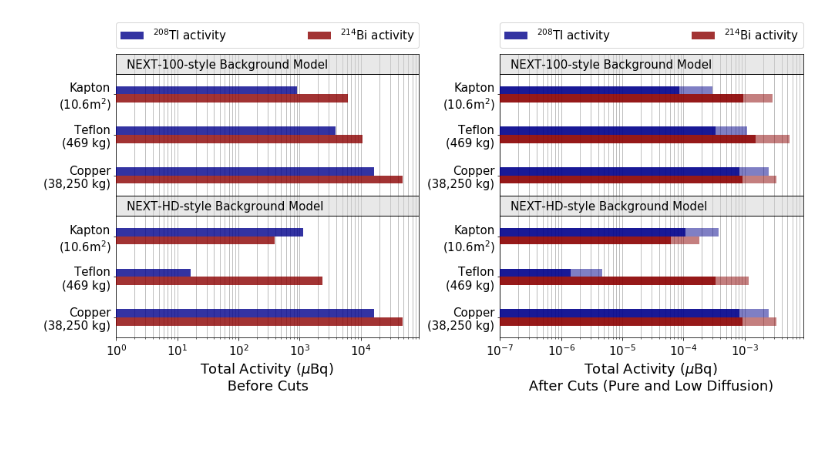
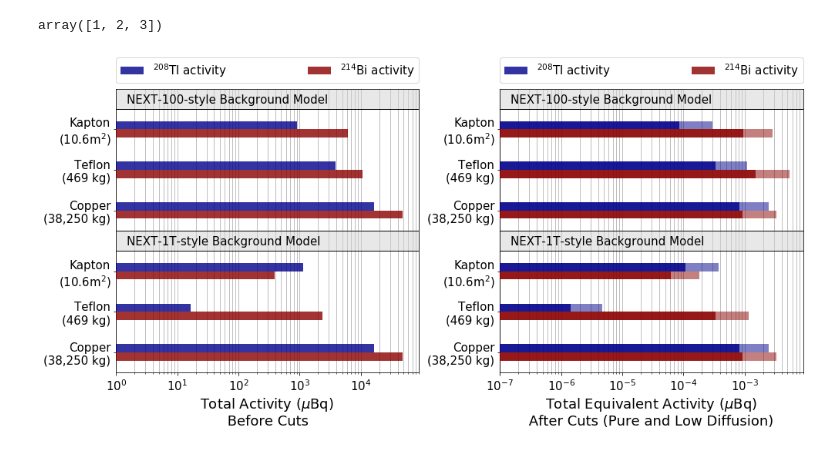
Before and after one commit to AustinMcDonald/sens_ton_paper_plots, a Jupyter notebook: Rejection_Factor_Plots.ipynb, the cells around one changed output. Saved outputs shown, nothing was run; the diff lists cells and outputs as text; code cells hidden in the pictures.

```diff
--- a/Rejection_Factor_Plots.ipynb
+++ b/Rejection_Factor_Plots.ipynb
@@ -88,3 +214,7 @@ plt.show()
+# %%
+Indices
+# %% [output]
+array([1, 2, 3])
 # %%
 Indices=np.array([1,2,3])
 Names=(['Copper\n(38,250 kg)','Teflon\n(469 kg)','Kapton\n'
@@ -112,7 +242,7 @@ ax1.barh(Indices-0.1-3.5,Masses*ActivitiesBi_HD,height=0.2,color='DarkRed',alpha
 ax1.fill_between([1,1e5],[-0,-0],[0.5,0.5],color='lightgrey',zorder=2,alpha=0.5)
 ax1.fill_between([1,1e5],[3.5,3.5],[4.,4.],color='lightgrey',zorder=2,alpha=0.5)
 ax1.text(1.5,3.65,'NEXT-100-style Background Model',fontsize=15)
-ax1.text(1.5,0.15,'NEXT-HD-style Background Model',fontsize=15)
+ax1.text(1.5,0.15,'NEXT-1T-style Background Model',fontsize=15)
 ax1.plot([1,1e5],[0.5,0.5],color='black',zorder=4,linewidth=1)
 ax1.plot([1,1e5],[0.,0.],color='black',zorder=4,linewidth=1)
 ax1.plot([1,1e5],[3.5,3.5],color='black',zorder=4,linewidth=1)
@@ -142,34 +272,34 @@ plt.barh(Indices-0.1-3.5,Masses*ActivitiesBi_HD*RejFactorsBi_Pure,height=0.2,col
 plt.barh(Indices+0.1,Masses*ActivitiesTl_N100*RejFactorsTl_LoDiff,height=0.2,color='DarkBlue',label=r'$^{208}$Tl activity',alpha=0.8,zorder=3)
 plt.barh(Indices-0.1,Masses*ActivitiesBi_N100*RejFactorsBi_LoDiff,height=0.2,color='DarkRed',label=r'$^{214}$Bi activity',alpha=0.8,zorder=3)
 
 plt.barh(Indices+0.1-3.5,Masses*ActivitiesTl_HD*RejFactorsTl_LoDiff,height=0.2,color='DarkBlue',alpha=0.8,zorder=3)
 plt.barh(Indices-0.1-3.5,Masses*ActivitiesBi_HD*RejFactorsBi_LoDiff,height=0.2,color='DarkRed',alpha=0.8,zorder=3)
 
 
 plt.fill_between([1e-7,1e-2],[-0,-0],[0.5,0.5],color='lightgrey',zorder=2,alpha=0.5)
 plt.fill_between([1e-7,1e-2],[3.5,3.5],[4.,4.],color='lightgrey',zorder=2,alpha=0.5)
 plt.text(1.5e-7,3.65,'NEXT-100-style Background Model',fontsize=15)
-plt.text(1.5e-7,0.15,'NEXT-HD-style Background Model',fontsize=15)
+plt.text(1.5e-7,0.15,'NEXT-1T-style Background Model',fontsize=15)
 plt.plot([1e-7,1e-2],[0.5,0.5],color='black',zorder=4,linewidth=1)
 plt.plot([1e-7,1e-2],[0.,0.],color='black',zorder=4,linewidth=1)
 plt.plot([1e-7,1e-2],[3.5,3.5],color='black',zorder=4,linewidth=1)
 
 
 ax2.legend(bbox_to_anchor=(0., 1.02, 1., .102), loc='lower left',
            ncol=2, mode="expand", borderaxespad=0.,fontsize=15)
 
-ax2.set_xlabel("Total Activity ($\mu$Bq) \n After Cuts (Pure and Low Diffusion) ",fontsize=18)
+ax2.set_xlabel("Total Equivalent Activity ($\mu$Bq) \n After Cuts (Pure and Low Diffusion) ",fontsize=18)
 plt.yticks(np.concatenate([Indices-3.5,Indices]),np.concatenate([Names,Names]))
 ax2.tick_params(labelsize=15)
 ax2.semilogx()
 ax2.set_ylim(-3,4)
 ax2.set_xlim(1e-7,9e-3)
 ax2.grid(which='both', axis='x')
 
 
 plt.tight_layout()
 #plt.savefig("Both_Activities_Plot.png",bbox_inches='tight',dpi=400)
-#plt.savefig("Both_Activities_Plot.pdf")
+#plt.savefig("Both_Activities_Plot.pdf",bbox_inches='tight')
 plt.show()
 # %% [output]
-[figure, old version]
+[figure, new version]
```
Also changed, not shown: parts of 11 cells of this notebook, 45 other files.
